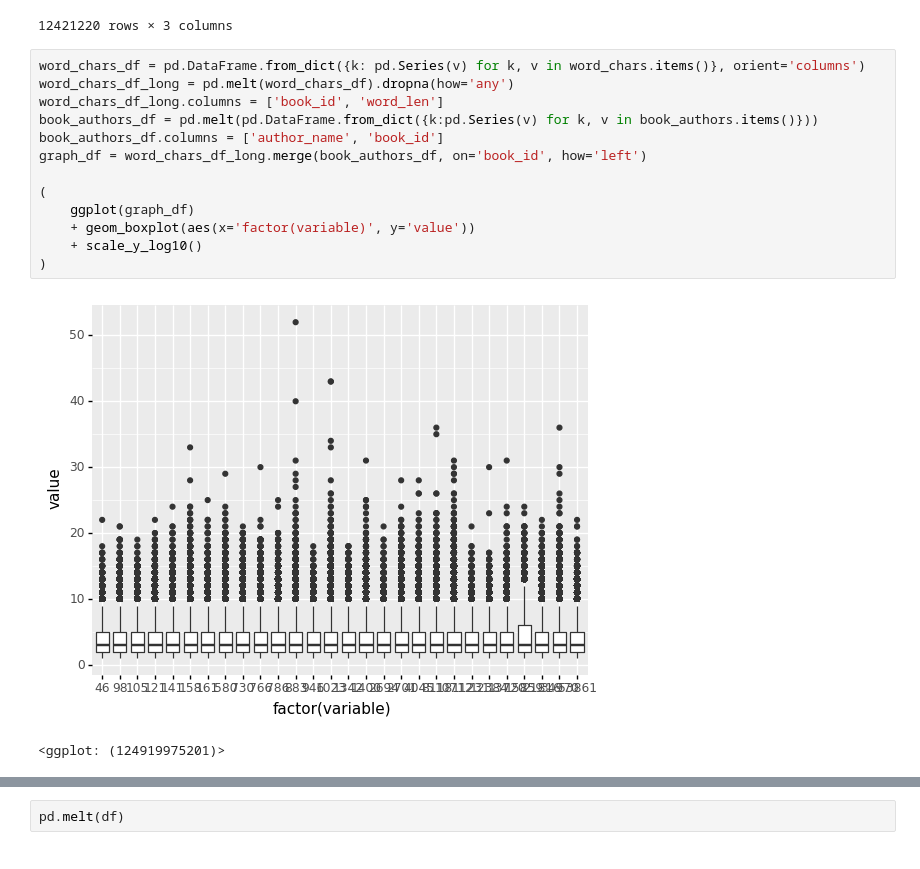
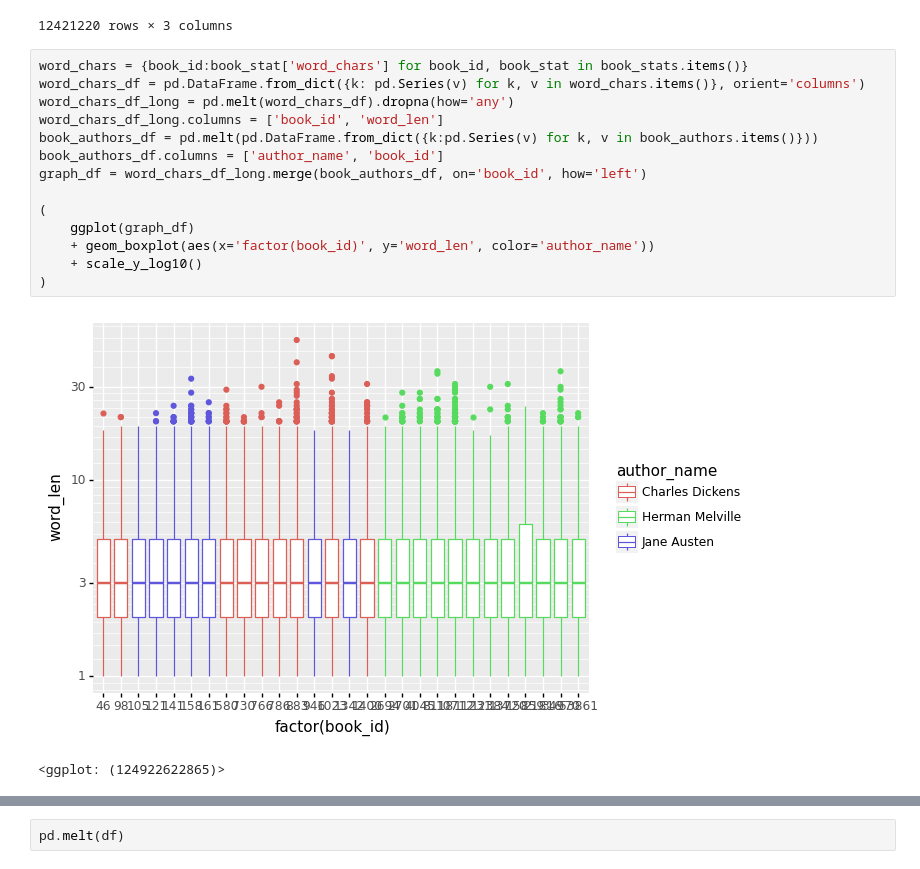
Before and after one commit to accuracy-eminent/writing_style_detection, a Jupyter notebook: eda.ipynb, the cells around one changed output, grey strips where cells are left out. Cells and saved outputs as stored; diff of their text form.

Commit message:
Plot sentence length by author

```diff
--- a/eda.ipynb
+++ b/eda.ipynb
@@ -97,18 +97,19 @@ df.merge(book_authors_df, on='book_id', how='left')
 | 12421219 | 946.0 | NaN | Jane Austen |
 12421220 rows × 3 columns
 # %%
+word_chars = {book_id:book_stat['word_chars'] for book_id, book_stat in book_stats.items()}
 word_chars_df = pd.DataFrame.from_dict({k: pd.Series(v) for k, v in word_chars.items()}, orient='columns')
 word_chars_df_long = pd.melt(word_chars_df).dropna(how='any')
 word_chars_df_long.columns = ['book_id', 'word_len']
 book_authors_df = pd.melt(pd.DataFrame.from_dict({k:pd.Series(v) for k, v in book_authors.items()}))
 book_authors_df.columns = ['author_name', 'book_id']
 graph_df = word_chars_df_long.merge(book_authors_df, on='book_id', how='left')
 
 (
     ggplot(graph_df)
-    + geom_boxplot(aes(x='factor(variable)', y='value'))
+    + geom_boxplot(aes(x='factor(book_id)', y='word_len', color='author_name'))
     + scale_y_log10()
 )
 # %% [output]
-[figure, old version]
+[figure, new version]
-<ggplot: (124919975201)>
+<ggplot: (124922622865)>
```
Also changed, not shown: parts of 1 cell of this notebook.
